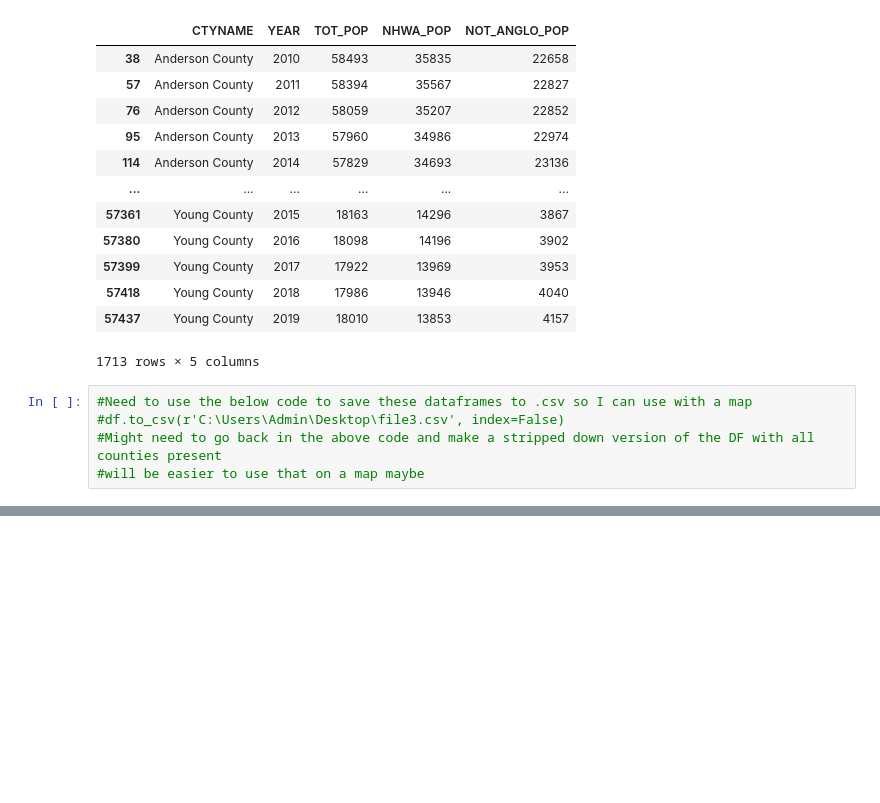
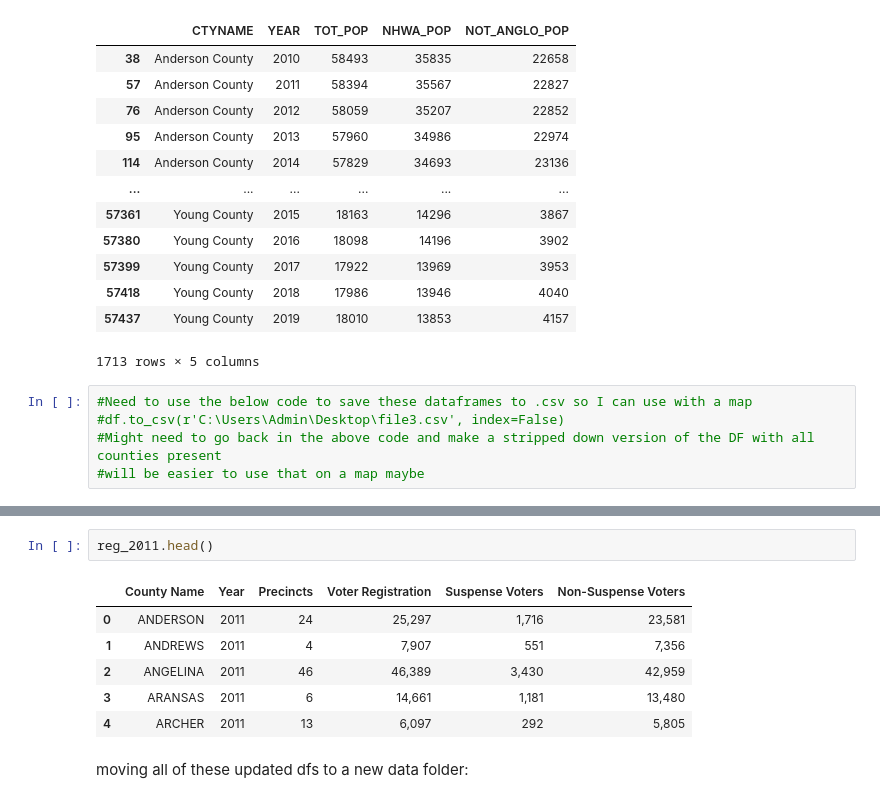
Before and after one commit to tipearso/Voting, a Jupyter notebook: Capstone/notebooks/Tim_capstone.ipynb, the cells around one changed output, grey strips where cells are left out. Drawn from its saved outputs; the diff is of its cells as text; blank space fills up the shorter version.

```diff
--- a/Capstone/notebooks/Tim_capstone.ipynb
+++ b/Capstone/notebooks/Tim_capstone.ipynb
@@ -405,0 +460,11 @@ tx_race_cnty_anglo
+# %%
+reg_2011.head()
+# %% [output]
+|  | County Name | Year | Precincts | Voter Registration | Suspense Voters | Non-Suspense Voters |
+| 0 | ANDERSON | 2011 | 24 | 25,297 | 1,716 | 23,581 |
+| 1 | ANDREWS | 2011 | 4 | 7,907 | 551 | 7,356 |
+| 2 | ANGELINA | 2011 | 46 | 46,389 | 3,430 | 42,959 |
+| 3 | ARANSAS | 2011 | 6 | 14,661 | 1,181 | 13,480 |
+| 4 | ARCHER | 2011 | 13 | 6,097 | 292 | 5,805 |
+# %% [markdown]
+moving all of these updated dfs to a new data folder:
```
Also changed, not shown: parts of 12 cells of this notebook.
